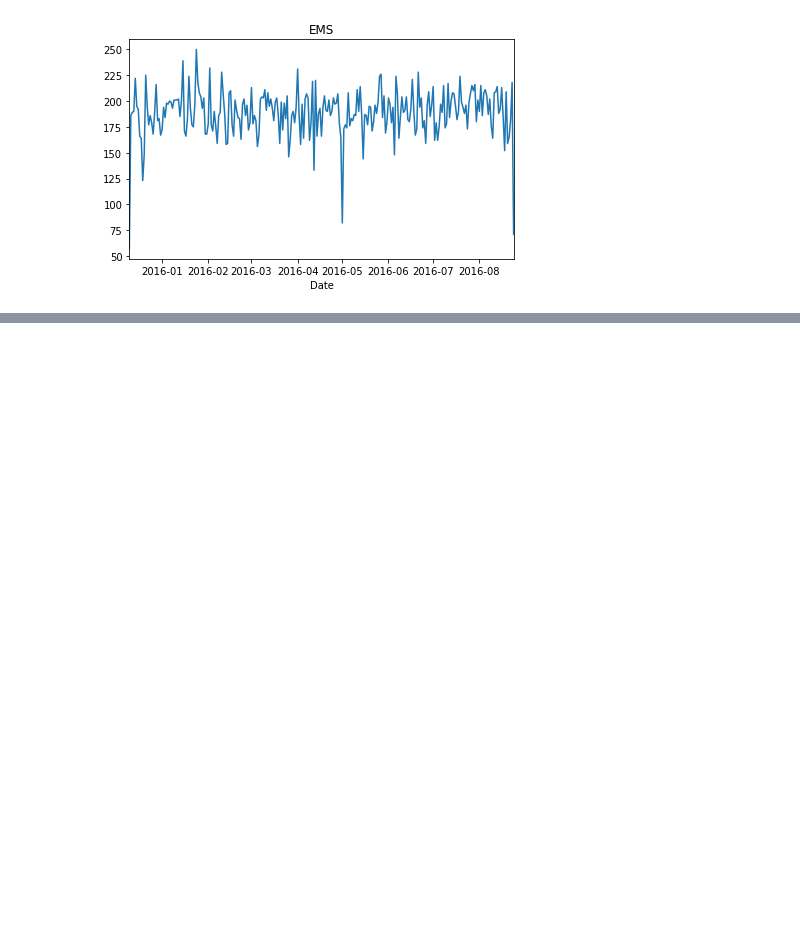
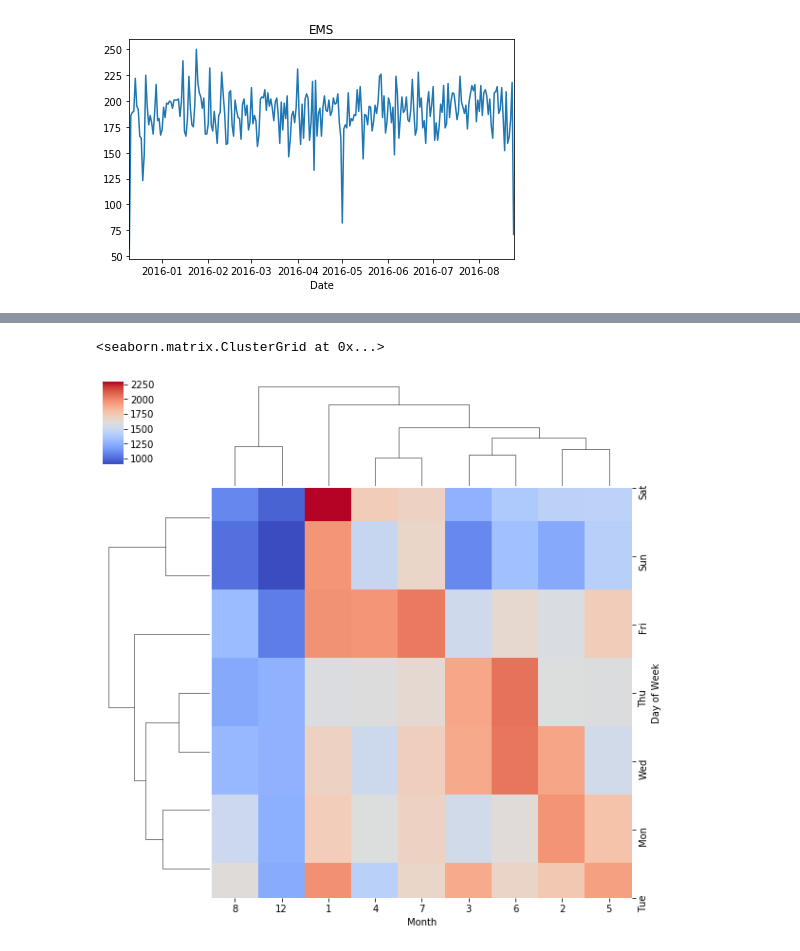
Before and after one commit to avtw37/data-911calls, a Jupyter notebook: 911-calls-project.ipynb, the cells around one changed output, grey strips where cells are left out. Saved outputs shown, nothing was run; the diff lists cells and outputs as text; code cells hidden in the pictures; blank space fills up the shorter version.

Commit message:
clustermap

```diff
--- a/911-calls-project.ipynb
+++ b/911-calls-project.ipynb
@@ -279,0 +290,5 @@ plt.tight_layout()
+# %%
+sns.clustermap(dayHour,cmap='coolwarm')
+# %% [output]
+<seaborn.matrix.ClusterGrid at 0x...>
+[figure, added]
```
Also changed, not shown: parts of 5 cells of this notebook.
